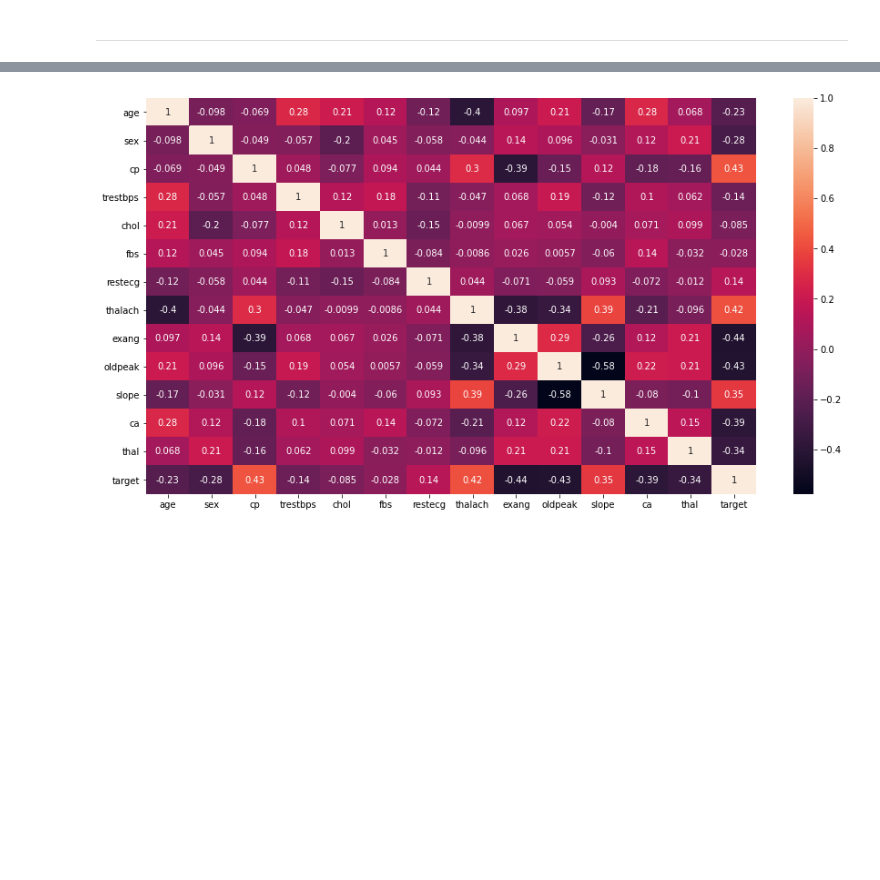
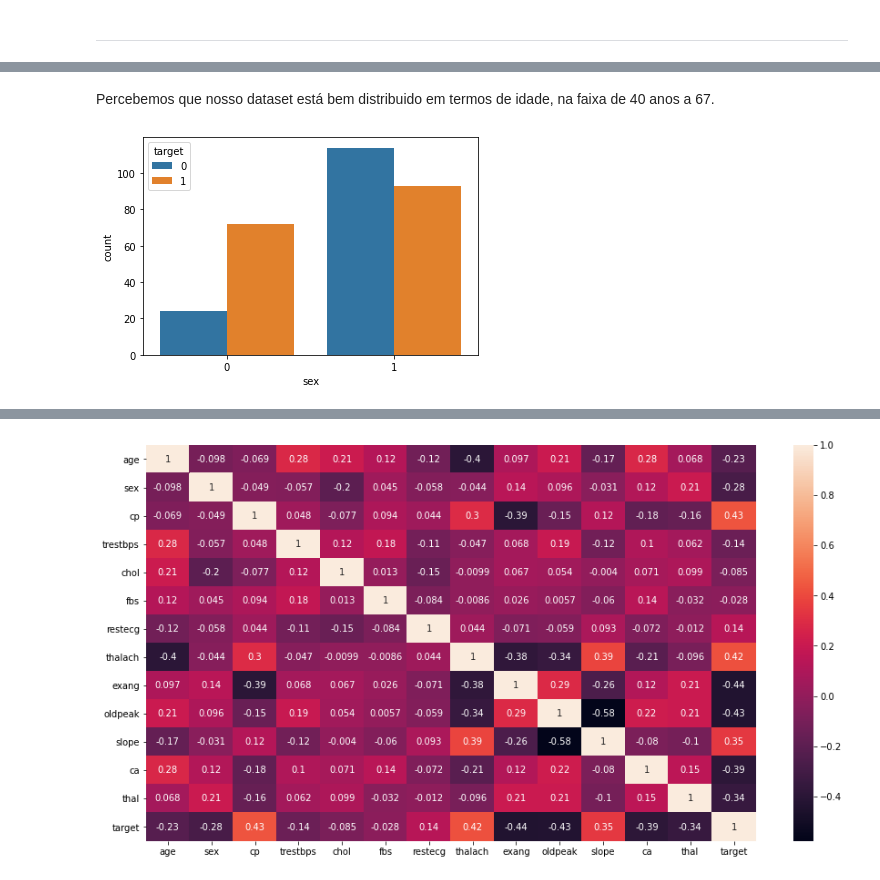
Before and after one commit to vianasd/Projetos, a Jupyter notebook: Doenças_Cardíacas.ipynb, the cells around one changed output, grey strips where cells are left out. Saved outputs shown, nothing was run; the diff lists cells and outputs as text; code cells hidden in the pictures; blank space fills up the shorter version.

```diff
--- a/Doenças_Cardíacas.ipynb
+++ b/Doenças_Cardíacas.ipynb
@@ -117,0 +124,6 @@ Vemos que alguns parâmetros estão na forma label encoding, isto é, observe o
+# %% [markdown]
+Percebemos que nosso dataset está bem distribuido em termos de idade, na faixa de 40 anos a 67.
+# %%
+sns.countplot(x='sex',data=dados,hue='target');
+# %% [output]
+[figure, added]
```
Also changed, not shown: parts of 4 cells of this notebook.
